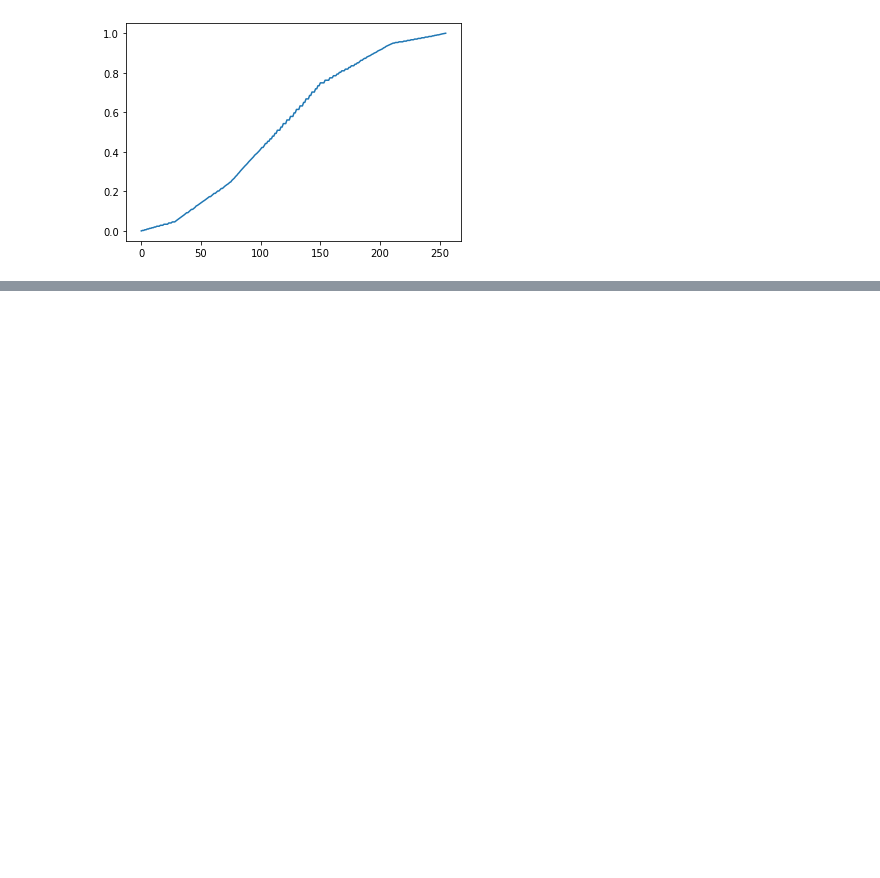
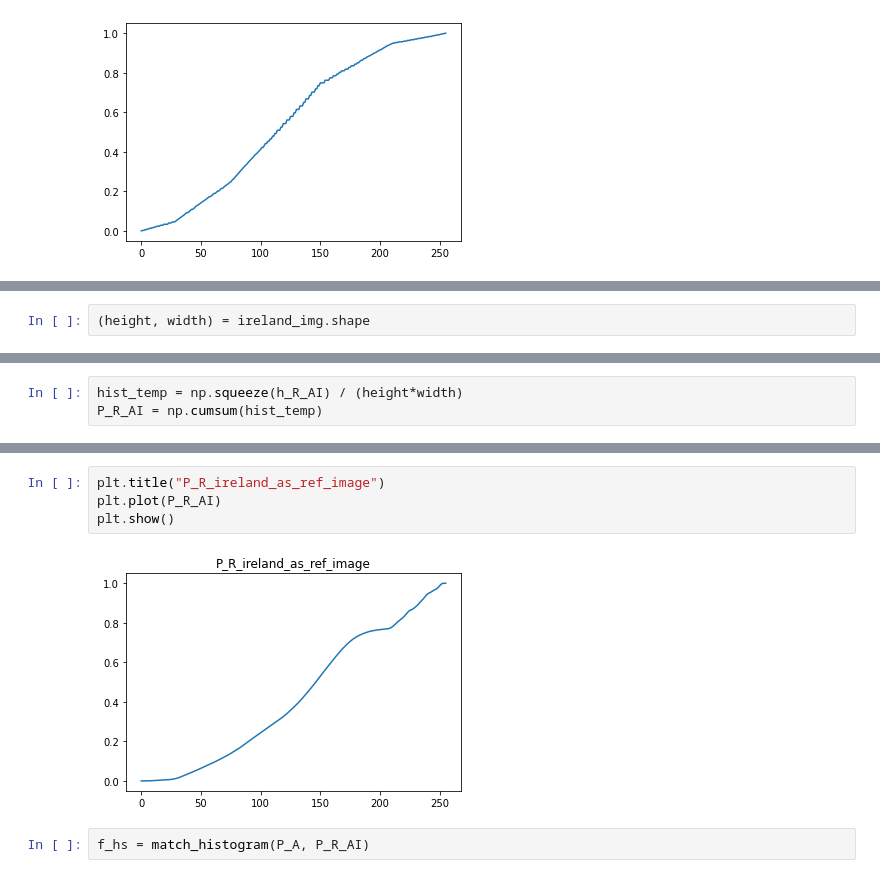
Before and after one commit to CaQtiml/img_processing_practice, a Jupyter notebook: DIP_burge/ch4/histogram_specification.ipynb, the cells around one changed output, grey strips where cells are left out. Saved outputs shown, nothing was run; the diff lists cells and outputs as text; blank space fills up the shorter version.

```diff
--- a/DIP_burge/ch4/histogram_specification.ipynb
+++ b/DIP_burge/ch4/histogram_specification.ipynb
@@ -120,0 +129,2 @@ plt.show()
+# %%
+(height, width) = ireland_img.shape
@@ -120,0 +134,3 @@ plt.show()
+# %%
+hist_temp = np.squeeze(h_R_AI) / (height*width)
+P_R_AI = np.cumsum(hist_temp)
@@ -120,0 +143,8 @@ plt.show()
+# %%
+plt.title("P_R_ireland_as_ref_image")
+plt.plot(P_R_AI)
+plt.show()
+# %% [output]
+[figure, added]
+# %%
+f_hs = match_histogram(P_A, P_R_AI)
```
Also changed, not shown: parts of 21 cells of this notebook, 1 other file.
